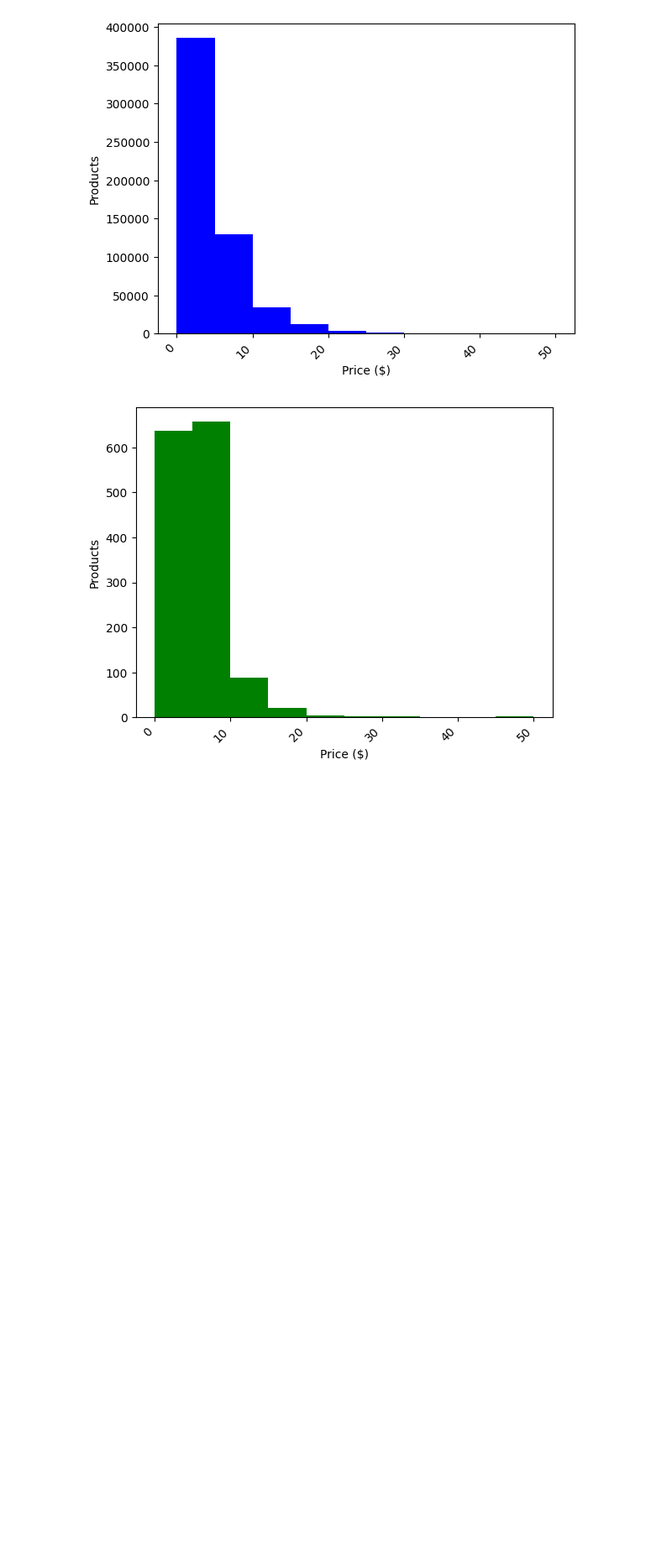
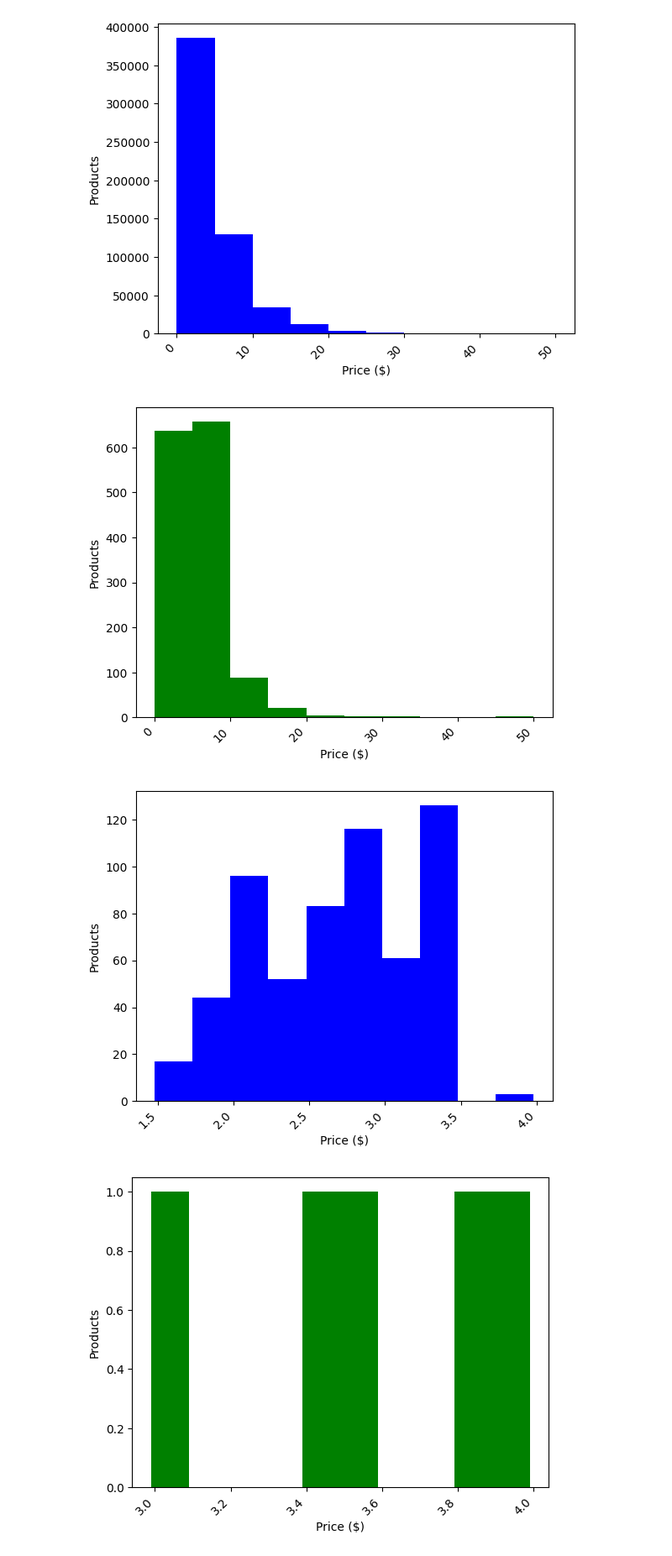
Before and after one commit to Sean-Regan/CAP5771-project, a Jupyter notebook: milestone1.ipynb, the cells around one changed output. Shown at 84% size. Cells and saved outputs as stored; diff of their text form; code cells hidden in the pictures; blank space fills up the shorter version.

```diff
--- a/milestone1.ipynb
+++ b/milestone1.ipynb
@@ -236,5 +247,35 @@ plt.show()
 # %% [output]
 [figure]
 [figure]
+# %%
+# Graph price ranges for lettuce in both datasets
+df = pd.read_sql_query("""
+                       SELECT price_retail
+                       FROM walmart_price
+                       WHERE product_name LIKE "%lettuce%"
+                       """, conn)
+
+plt.figure()
+plt.hist(df, color='blue')
+plt.xticks(rotation=45, ha='right')
+plt.ylabel("Products")
+plt.xlabel("Price ($)")
+plt.show()
+
+df = pd.read_sql_query("""
+                       SELECT price
+                       FROM wholefoods_price
+                       WHERE product_name LIKE "%lettuce%"
+                       """, conn)
+
+plt.figure()
+plt.hist(df, color='green')
+plt.xticks(rotation=45, ha='right')
+plt.ylabel("Products")
+plt.xlabel("Price ($)")
+plt.show()
+# %% [output]
+[figure, added]
+[figure, added]
 # %%
 conn.close()
```
Also changed, not shown: parts of 1 cell of this notebook, 1 other file.
